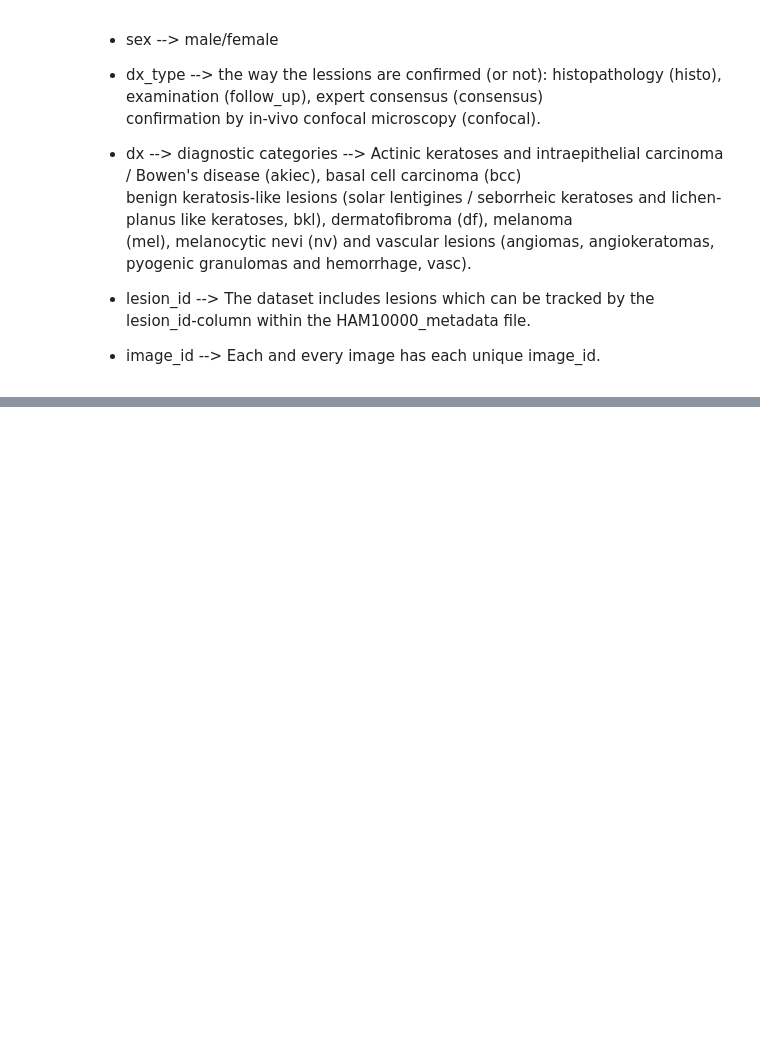
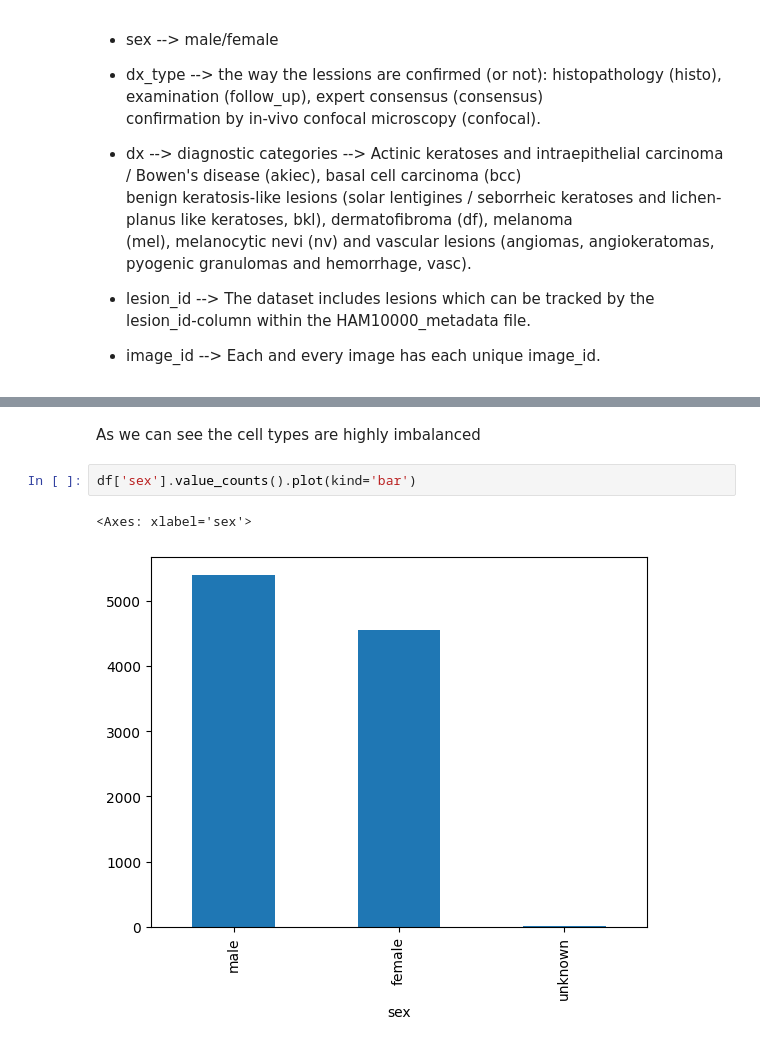
Before and after one commit to CharalamposZisis/Skin-Cancer-Classification-Problem-, a Jupyter notebook: main.ipynb, the cells around one changed output, grey strips where cells are left out. Drawn from its saved outputs; the diff is of its cells as text; blank space fills up the shorter version.

Commit message:
Imbalance data cause problem in ANN

```diff
--- a/main.ipynb
+++ b/main.ipynb
@@ -32,0 +177,7 @@ benign keratosis-like lesions (solar lentigines / seborrheic keratoses and liche
+# %% [markdown]
+As we can see the cell types are highly imbalanced
+# %%
+df['sex'].value_counts().plot(kind='bar')
+# %% [output]
+<Axes: xlabel='sex'>
+[figure, added]
```
Also changed, not shown: parts of 55 cells of this notebook.
